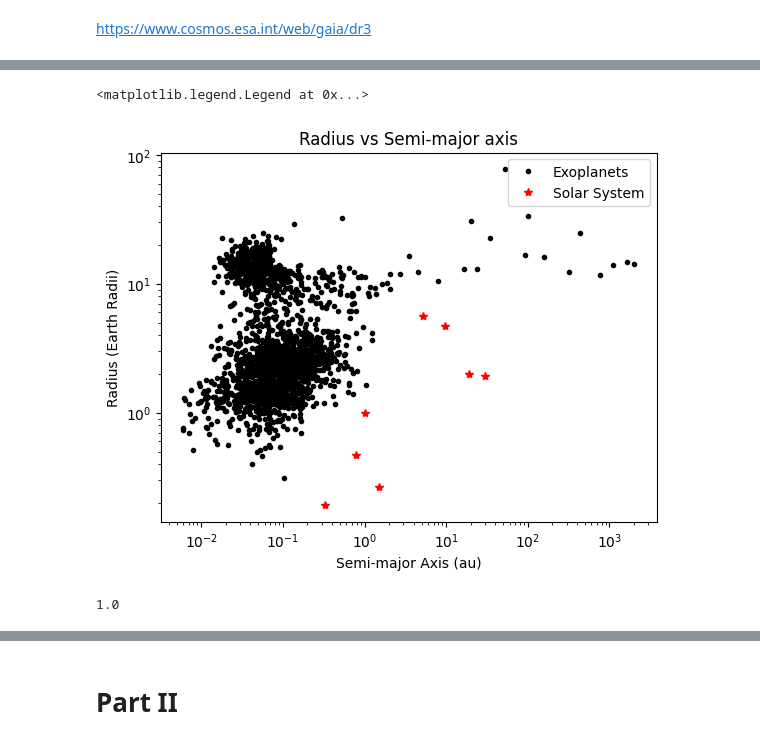
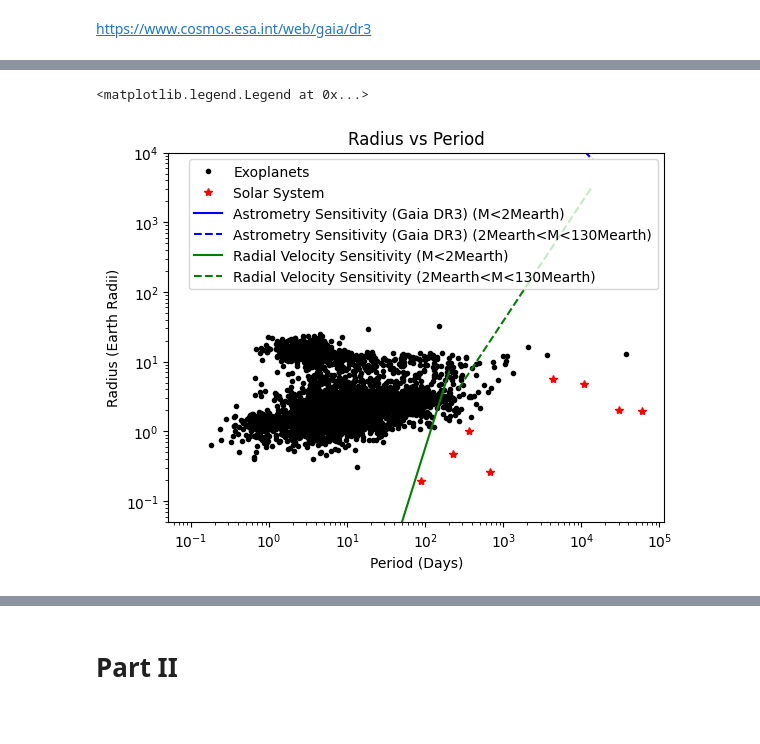
Before and after one commit to MayaLegersky/Astro5205Group1, a Jupyter notebook: 5205_Project1_12925.ipynb, the cells around one changed output, grey strips where cells are left out. Drawn from its saved outputs; the diff is of its cells as text; code cells hidden in the pictures.

```diff
--- a/5205_Project1_12925.ipynb
+++ b/5205_Project1_12925.ipynb
@@ -101,16 +87,27 @@ r=
-# %%
-plt.plot(a,radius,'.k',label='Exoplanets')
-plt.plot(sola,solradius,'r*',label='Solar System')
-plt.xlabel('Semi-major Axis (au)')
-plt.ylabel('Radius (Earth Radii)')
-plt.xscale('log')
-plt.yscale('log')
-plt.title('Radius vs Semi-major axis')
-plt.legend()
-# %% [output]
-<matplotlib.legend.Legend at 0x...>
-[figure, removed]
-# %%
-solradius[2]
-# %% [output]
-1.0
+# %%
+plt.plot(period,radius,'.k',label='Exoplanets')
+plt.plot(solperiod,solradius,'r*',label='Solar System')
+
+plt.xlabel('Period (Days)')
+plt.ylabel('Radius (Earth Radii)')
+plt.xscale('log')
+plt.yscale('log')
+plt.title('Radius vs Period')
+
+
+r1 = (0.5 * u.meter / u.second * mstar_avg * u.solMass * np.sqrt( (Parr/365.2422)**2/3*u.AU / ac.G / (mstar_avg * u.solMass))).decompose().to(u.earthMass)
+r2=1*u.mas/(0.3*u.uas)*mstar_avg**(2/3)*(Parr/365.2422)**-(2/3)*(dist_avg)**1
+
+plt.plot(Parr[r1<2*u.Mearth],r2[r1<2*u.Mearth]**(1/0.28),c='b',label='Astrometry Sensitivity (Gaia DR3) (M<2Mearth)')
+plt.plot(Parr[(r1>2*u.Mearth) & (r1<130.3*u.Mearth)],r2[(r1>2*u.Mearth) & (r1<130.3*u.Mearth)]**(1/0.59),c='b',ls='dashed',label='Astrometry Sensitivity (Gaia DR3) (2Mearth<M<130Mearth)')
+
+
+
+plt.plot(Parr[r1<2*u.Mearth],r1[r1<2*u.Mearth]**(1/0.28),c='g',label='Radial Velocity Sensitivity (M<2Mearth)')
+plt.plot(Parr[(r1>2*u.Mearth) & (r1<130.3*u.Mearth)],r1[(r1>2*u.Mearth) & (r1<130.3*u.Mearth)]**(1/0.59),c='g',ls='dashed',label='Radial Velocity Sensitivity (2Mearth<M<130Mearth)')
+
+plt.ylim(5e-2,1e4)
+plt.legend()
+# %% [output]
+<matplotlib.legend.Legend at 0x...>
+[figure, added]
```
Also changed, not shown: parts of 8 cells of this notebook.
